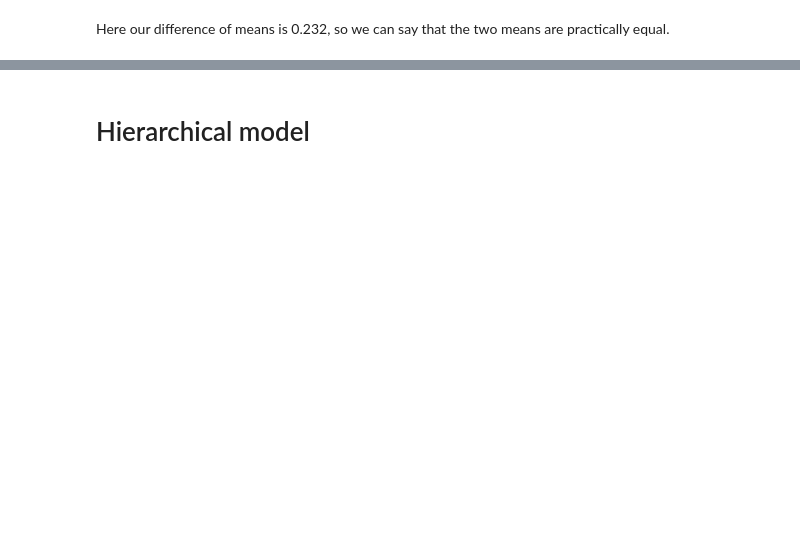
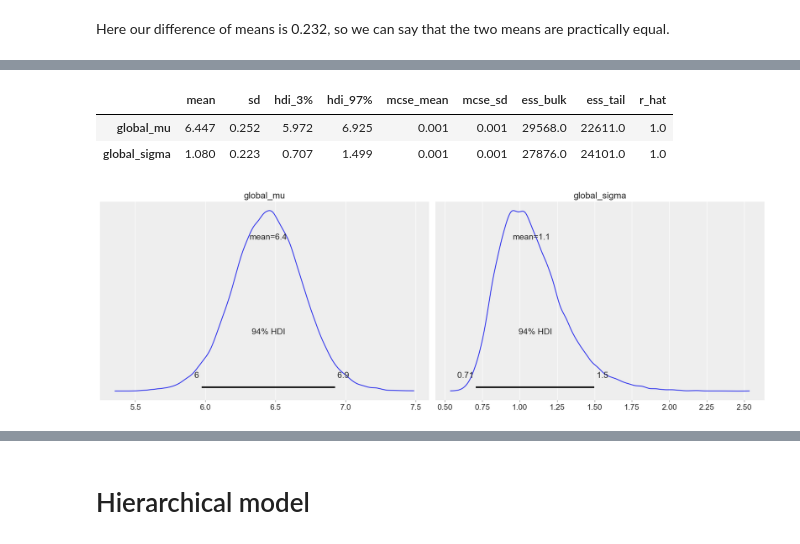
Before and after one commit to FabioLddo/netflix_popular_movies_probabilistic_programming, a Jupyter notebook: project_netflix_analysis.ipynb, the cells around one changed output, grey strips where cells are left out. Drawn from its saved outputs; the diff is of its cells as text; code cells hidden in the pictures; blank space fills up the shorter version.

```diff
--- a/project_netflix_analysis.ipynb
+++ b/project_netflix_analysis.ipynb
@@ -341,0 +389,7 @@ az.plot_posterior(normal_trace,  var_names="diff_of_means", ref_val=-0.27, hdi_p
+# %%
+n = 10
+d = netflix.groupby(['director']).mean()
+d_mask = d.sample(n=n, random_state=44).reset_index()
+d_mask
+directors = netflix[netflix["director"].isin(d_mask["director"])].reset_index(drop=True)
+directors
@@ -341,0 +432,6 @@ az.plot_posterior(normal_trace,  var_names="diff_of_means", ref_val=-0.27, hdi_p
+# %%
+with pm.Model() as model_pooled:
+    global_mu = pm.Normal('global_mu', mu=6.5, sd=0.5)
+    global_sigma = pm.HalfNormal('global_sigma', sd=1.4)
+    y = pm.Normal('y', mu=global_mu, sd=global_sigma, observed=directors["imdb_score"])
+    trace_pooled = pm.sample(10_000, return_inferencedata=True)
@@ -341,0 +449,12 @@ az.plot_posterior(normal_trace,  var_names="diff_of_means", ref_val=-0.27, hdi_p
+# %%
+with model_pooled:
+    display(az.summary(trace_pooled))
+# %% [output]
+|  | mean | sd | hdi_3% | hdi_97% | mcse_mean | mcse_sd | ess_bulk | ess_tail | r_hat |
+| global_mu | 6.447 | 0.252 | 5.972 | 6.925 | 0.001 | 0.001 | 29568.0 | 22611.0 | 1.0 |
+| global_sigma | 1.080 | 0.223 | 0.707 | 1.499 | 0.001 | 0.001 | 27876.0 | 24101.0 | 1.0 |
+# %%
+with model_pooled:
+    az.plot_posterior(trace_pooled);
+# %% [output]
+[figure, added]
```
Also changed, not shown: parts of 62 cells of this notebook.
